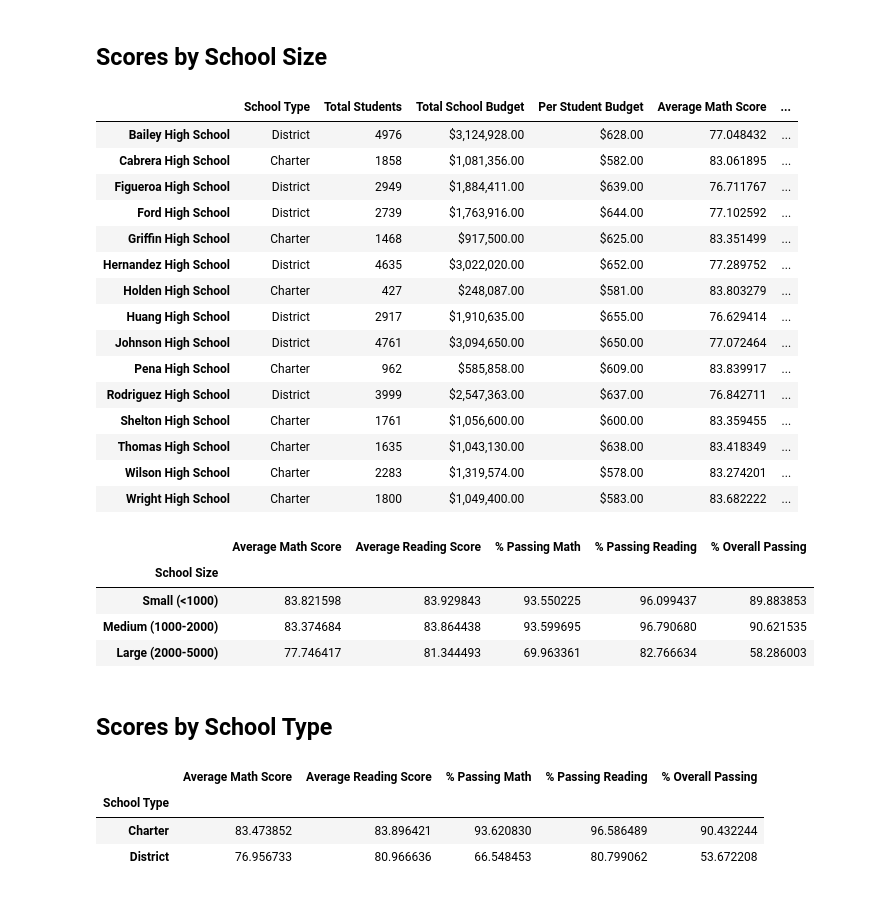
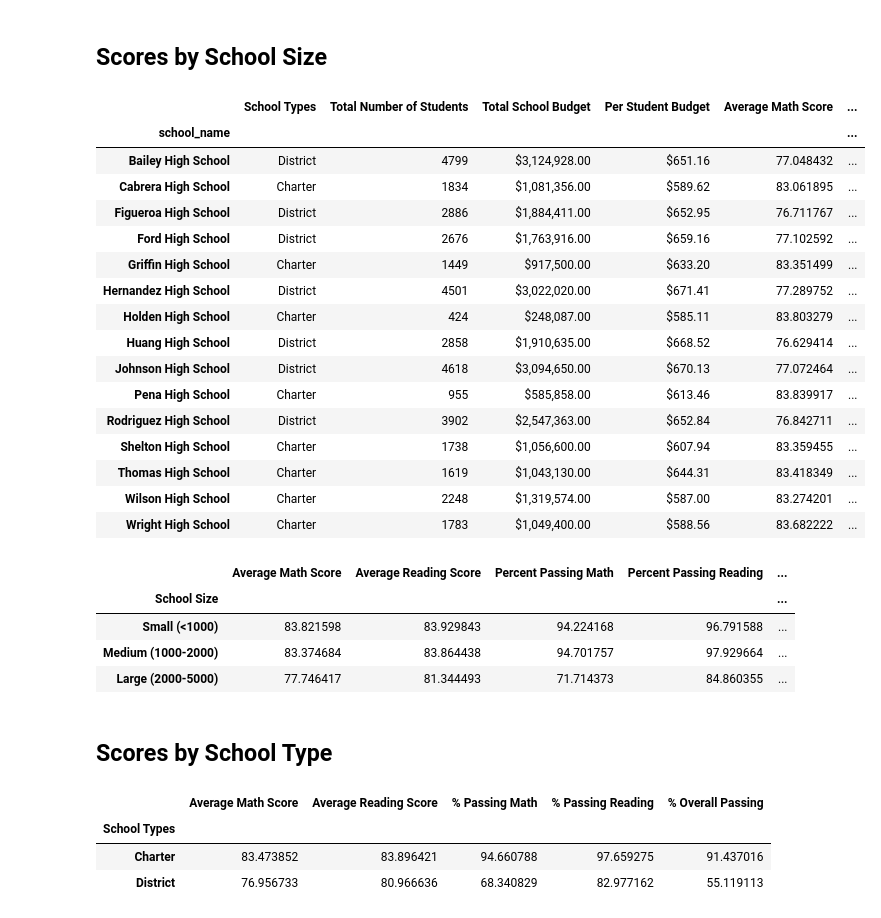
Before and after one commit to kbrantner/pandas_challenge, a Jupyter notebook: Starter_Code/Starter_Code/PyCitySchools/PyCitySchools_starter-Copy1.ipynb, the cells around one changed output. Cells and saved outputs as stored; diff of their text form; code cells hidden in the pictures.

```diff
--- a/Starter_Code/Starter_Code/PyCitySchools/PyCitySchools_starter-Copy1.ipynb
+++ b/Starter_Code/Starter_Code/PyCitySchools/PyCitySchools_starter-Copy1.ipynb
@@ -277,8 +277,8 @@ overall_passing_rate = passing_math_and_reading.groupby(["school_name"]).count()
 per_school_summary=pd.DataFrame({"School Types":school_types, "Total Number of Students":per_school_counts, "Total School Budget":per_school_budget, "Per Student Budget":per_school_capita, "Average Math Score": per_school_math,  "Average Reading Score": per_school_reading, "Percent Passing Math":per_school_passing_math, "Percent Passing Reading":per_school_passing_reading, "Percent Overall Passing":overall_passing_rate})
 
 # Formatting
-#per_school_summary["Total School Budget"] = per_school_summary["Total School Budget"].map("${:,.2f}".format)
-#per_school_summary["Per Student Budget"] = per_school_summary["Per Student Budget"].map("${:,.2f}".format)
+per_school_summary["Total School Budget"] = per_school_summary["Total School Budget"].map("${:,.2f}".format)
+per_school_summary["Per Student Budget"] = per_school_summary["Per Student Budget"].map("${:,.2f}".format)
 
 # Display the DataFrame
 per_school_summary
@@ -424,7 +430,13 @@ labels = ["<$585", "$585-630", "$630-645", "$645-680"]
 # %%
 # Create a copy of the school summary since it has the "Per Student Budget"
 school_spending_df = per_school_summary.copy()
+# %%
+school_spending_df['Per Student Budget'] = school_spending_df['Per Student Budget'].replace({'\$':''}, regex = True)
+# %%
+school_spending_df=school_spending_df.astype({'Per Student Budget':float})
 # %%
 # Use `pd.cut` to categorize spending based on the bins.
-school_spending_df["Spending Ranges (Per Student)"] =
+#https://stackoverflow.com/questions/45273731/binning-a-column-with-pandas
+school_spending_df["Spending Ranges (Per Student)"] = pd.cut(school_spending_df['Per Student Budget'], bins=spending_bins, labels=labels)
+school_spending_df
 # %% [output]
@@ -473,25 +486,27 @@ labels = ["Small (<1000)", "Medium (1000-2000)", "Large (2000-5000)"]
 # %%
 # Categorize the spending based on the bins
 # Use `pd.cut` on the "Total Students" column of the `per_school_summary` DataFrame.
 
-per_school_summary["School Size"] =
+per_school_summary["School Size"] = pd.cut(school_spending_df['Total Number of Students'], bins=size_bins, labels=labels)
+per_school_summary
 # %% [output]
-|  | School Type | Total Students | Total School Budget | Per Student Budget | Average Math Score | ... |
-| Bailey High School | District | 4976 | $3,124,928.00 | $628.00 | 77.048432 | ... |
-| Cabrera High School | Charter | 1858 | $1,081,356.00 | $582.00 | 83.061895 | ... |
-| Figueroa High School | District | 2949 | $1,884,411.00 | $639.00 | 76.711767 | ... |
-| Ford High School | District | 2739 | $1,763,916.00 | $644.00 | 77.102592 | ... |
-| Griffin High School | Charter | 1468 | $917,500.00 | $625.00 | 83.351499 | ... |
-| Hernandez High School | District | 4635 | $3,022,020.00 | $652.00 | 77.289752 | ... |
-| Holden High School | Charter | 427 | $248,087.00 | $581.00 | 83.803279 | ... |
-| Huang High School | District | 2917 | $1,910,635.00 | $655.00 | 76.629414 | ... |
-| Johnson High School | District | 4761 | $3,094,650.00 | $650.00 | 77.072464 | ... |
-| Pena High School | Charter | 962 | $585,858.00 | $609.00 | 83.839917 | ... |
-| Rodriguez High School | District | 3999 | $2,547,363.00 | $637.00 | 76.842711 | ... |
-| Shelton High School | Charter | 1761 | $1,056,600.00 | $600.00 | 83.359455 | ... |
-| Thomas High School | Charter | 1635 | $1,043,130.00 | $638.00 | 83.418349 | ... |
-| Wilson High School | Charter | 2283 | $1,319,574.00 | $578.00 | 83.274201 | ... |
-| Wright High School | Charter | 1800 | $1,049,400.00 | $583.00 | 83.682222 | ... |
+|  | School Types | Total Number of Students | Total School Budget | Per Student Budget | Average Math Score | ... |
+| school_name |  |  |  |  |  | ... |
+| Bailey High School | District | 4799 | $3,124,928.00 | $651.16 | 77.048432 | ... |
+| Cabrera High School | Charter | 1834 | $1,081,356.00 | $589.62 | 83.061895 | ... |
+| Figueroa High School | District | 2886 | $1,884,411.00 | $652.95 | 76.711767 | ... |
+| Ford High School | District | 2676 | $1,763,916.00 | $659.16 | 77.102592 | ... |
+| Griffin High School | Charter | 1449 | $917,500.00 | $633.20 | 83.351499 | ... |
+| Hernandez High School | District | 4501 | $3,022,020.00 | $671.41 | 77.289752 | ... |
+| Holden High School | Charter | 424 | $248,087.00 | $585.11 | 83.803279 | ... |
+| Huang High School | District | 2858 | $1,910,635.00 | $668.52 | 76.629414 | ... |
+| Johnson High School | District | 4618 | $3,094,650.00 | $670.13 | 77.072464 | ... |
+| Pena High School | Charter | 955 | $585,858.00 | $613.46 | 83.839917 | ... |
+| Rodriguez High School | District | 3902 | $2,547,363.00 | $652.84 | 76.842711 | ... |
+| Shelton High School | Charter | 1738 | $1,056,600.00 | $607.94 | 83.359455 | ... |
+| Thomas High School | Charter | 1619 | $1,043,130.00 | $644.31 | 83.418349 | ... |
+| Wilson High School | Charter | 2248 | $1,319,574.00 | $587.00 | 83.274201 | ... |
+| Wright High School | Charter | 1783 | $1,049,400.00 | $588.56 | 83.682222 | ... |
 # %%
 # Calculate averages for the desired columns.
 size_math_scores = per_school_summary.groupby(["School Size"]).mean()["Average Math Score"]
@@ -503,15 +518,15 @@ size_overall_passing = per_school_summary.groupby(["School Size"]).mean()["% Ove
 # Create a DataFrame called `size_summary` that breaks down school performance based on school size (small, medium, or large).
 # Use the scores above to create a new DataFrame called `size_summary`
 
-
+size_summary=pd.DataFrame({'Average Math Score':size_math_scores, 'Average Reading Score':size_reading_scores, 'Percent Passing Math':size_passing_math, 'Percent Passing Reading':size_passing_reading, 'Percent Overall Passing':size_overall_passing})
 # Display results
 size_summary
 # %% [output]
-|  | Average Math Score | Average Reading Score | % Passing Math | % Passing Reading | % Overall Passing |
-| School Size |  |  |  |  |  |
-| Small (<1000) | 83.821598 | 83.929843 | 93.550225 | 96.099437 | 89.883853 |
-| Medium (1000-2000) | 83.374684 | 83.864438 | 93.599695 | 96.790680 | 90.621535 |
-| Large (2000-5000) | 77.746417 | 81.344493 | 69.963361 | 82.766634 | 58.286003 |
+|  | Average Math Score | Average Reading Score | Percent Passing Math | Percent Passing Reading | ... |
+| School Size |  |  |  |  | ... |
+| Small (<1000) | 83.821598 | 83.929843 | 94.224168 | 96.791588 | ... |
+| Medium (1000-2000) | 83.374684 | 83.864438 | 94.701757 | 97.929664 | ... |
+| Large (2000-5000) | 77.746417 | 81.344493 | 71.714373 | 84.860355 | ... |
 # %% [markdown]
 ## Scores by School Type
 # %%
@@ -531,11 +546,11 @@ average_percent_overall_passing_by_type = type_overall_passing["% Overall Passin
 # %%
 # Assemble the new data by type into a DataFrame called `type_summary`
-
+type_summary=pd.DataFrame({ 'Average Math Score':average_math_score_by_type, 'Average Reading Score':average_reading_score_by_type, '% Passing Math':average_percent_passing_math_by_type, '% Passing Reading':average_percent_passing_reading_by_type, '% Overall Passing':average_percent_overall_passing_by_type})
 
 # Display results
 type_summary
 # %% [output]
 |  | Average Math Score | Average Reading Score | % Passing Math | % Passing Reading | % Overall Passing |
-| School Type |  |  |  |  |  |
-| Charter | 83.473852 | 83.896421 | 93.620830 | 96.586489 | 90.432244 |
-| District | 76.956733 | 80.966636 | 66.548453 | 80.799062 | 53.672208 |
+| School Types |  |  |  |  |  |
+| Charter | 83.473852 | 83.896421 | 94.660788 | 97.659275 | 91.437016 |
+| District | 76.956733 | 80.966636 | 68.340829 | 82.977162 | 55.119113 |
```
Also changed, not shown: parts of 11 cells of this notebook.
